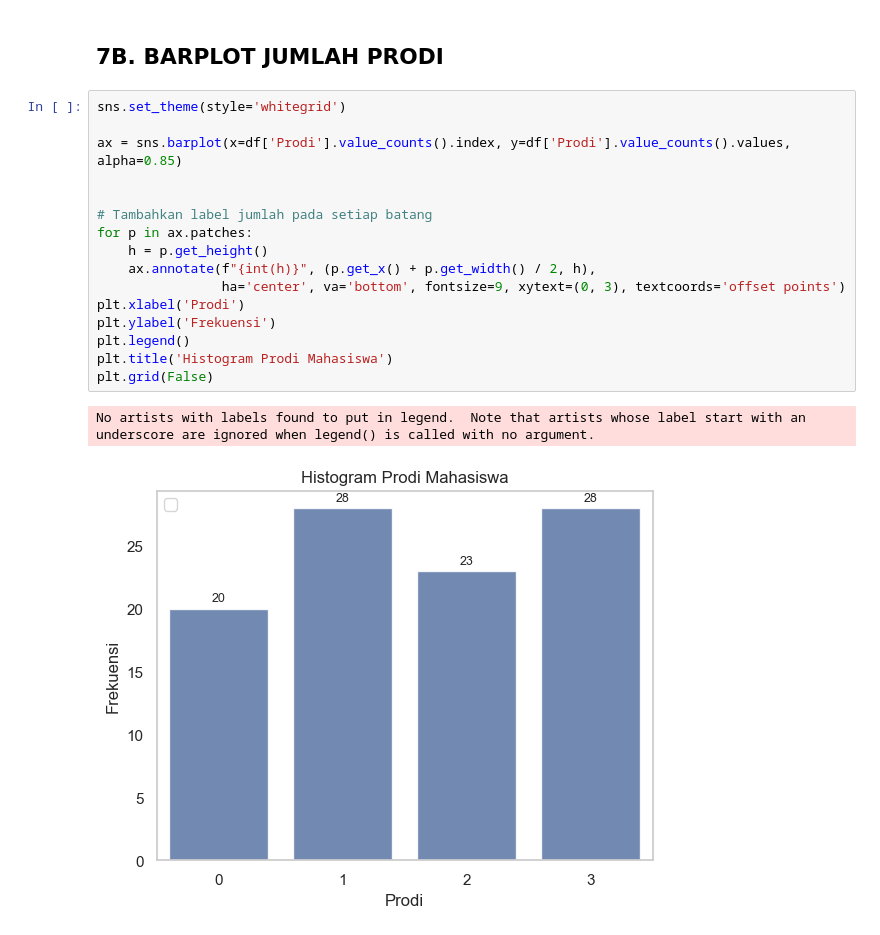
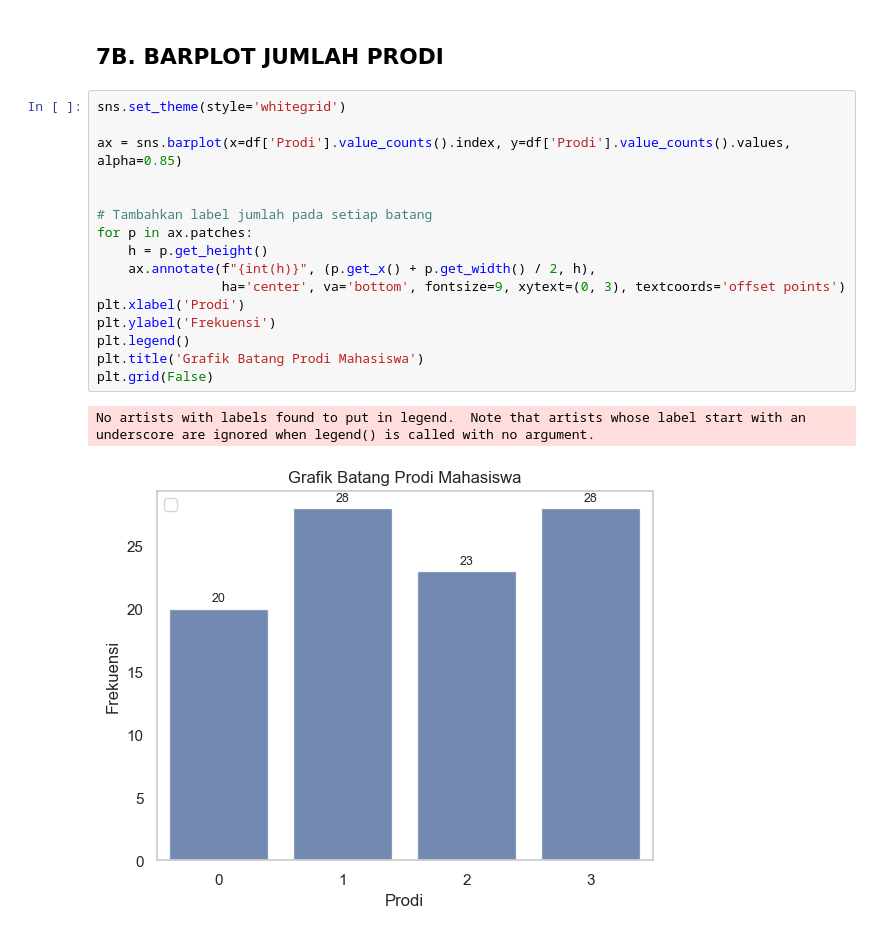
Before and after one commit to anggarisaputra23/assignmentop, a Jupyter notebook: semester 4/tugas1ML.ipynb, the cells around one changed output. Saved outputs shown, nothing was run; the diff lists cells and outputs as text.

```diff
--- a/semester 4/tugas1ML.ipynb
+++ b/semester 4/tugas1ML.ipynb
@@ -339,19 +339,19 @@ plt.grid(False)
 # %%
 sns.set_theme(style='whitegrid')
 
 ax = sns.barplot(x=df['Prodi'].value_counts().index, y=df['Prodi'].value_counts().values, alpha=0.85)
 
 
 # Tambahkan label jumlah pada setiap batang
 for p in ax.patches:
     h = p.get_height()
     ax.annotate(f"{int(h)}", (p.get_x() + p.get_width() / 2, h),
                 ha='center', va='bottom', fontsize=9, xytext=(0, 3), textcoords='offset points')
 plt.xlabel('Prodi')
 plt.ylabel('Frekuensi')
 plt.legend()
-plt.title('Histogram Prodi Mahasiswa')
+plt.title('Grafik Batang Prodi Mahasiswa')
 plt.grid(False)
 # %% [output]
 No artists with labels found to put in legend.  Note that artists whose label start with an underscore are ignored when legend() is called with no argument.
-[figure, old version]
+[figure, new version]
```
Also changed, not shown: parts of 1 cell of this notebook.
